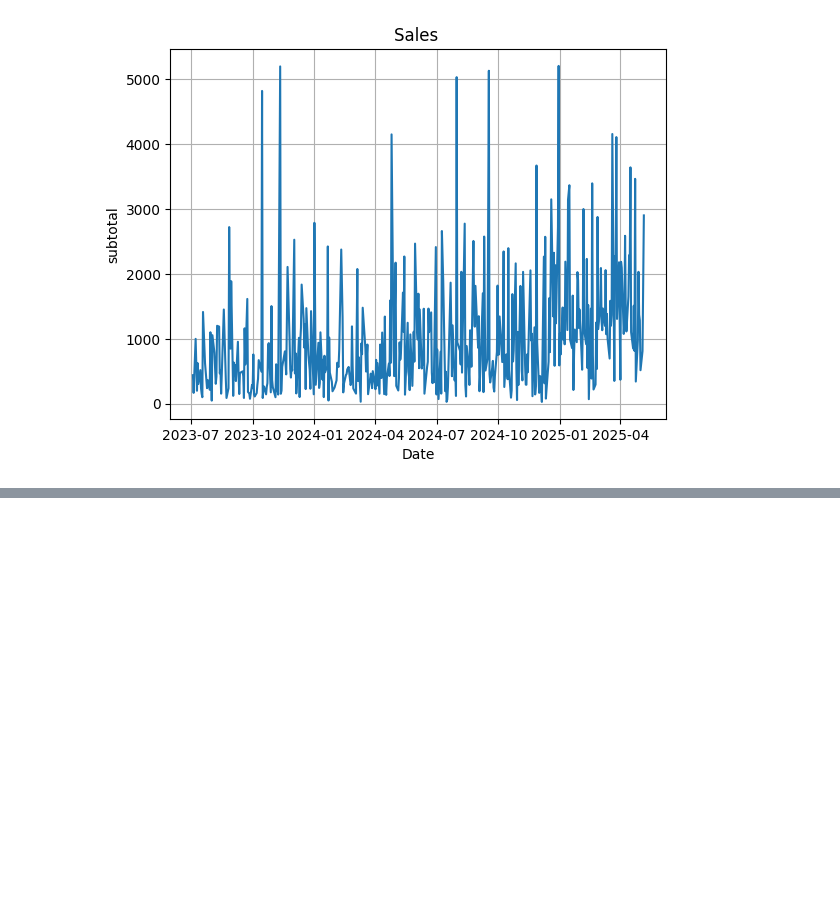
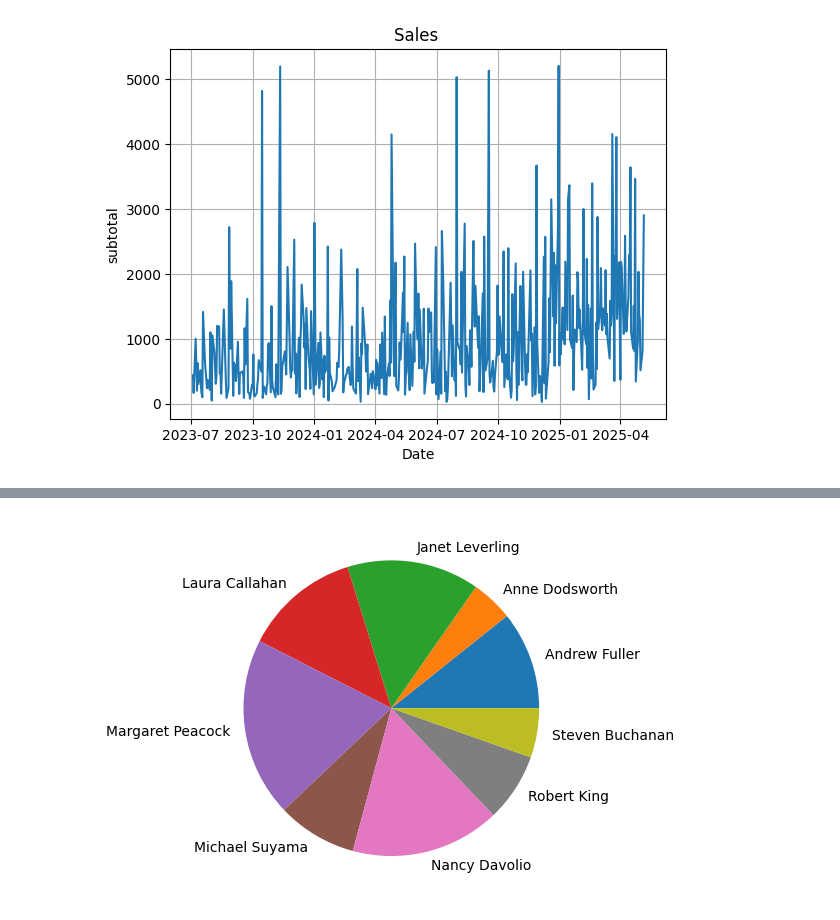
Before and after one commit to ZainabUn/Capstone_2_Zainab, a Jupyter notebook: transactionanalysis.ipynb, the cells around one changed output, grey strips where cells are left out. Saved outputs shown, nothing was run; the diff lists cells and outputs as text; code cells hidden in the pictures; blank space fills up the shorter version.

```diff
--- a/transactionanalysis.ipynb
+++ b/transactionanalysis.ipynb
@@ -141,0 +111,9 @@ plt.show()
+# %%
+count = df.groupby(['Employee']).sum()
+count=count.reset_index()
+count.head(5)
+plt.pie(count['TransactionID'], labels=(count['Employee']))
+
+plt.show()
+# %% [output]
+[figure, added]
```
Also changed, not shown: parts of 14 cells of this notebook.
